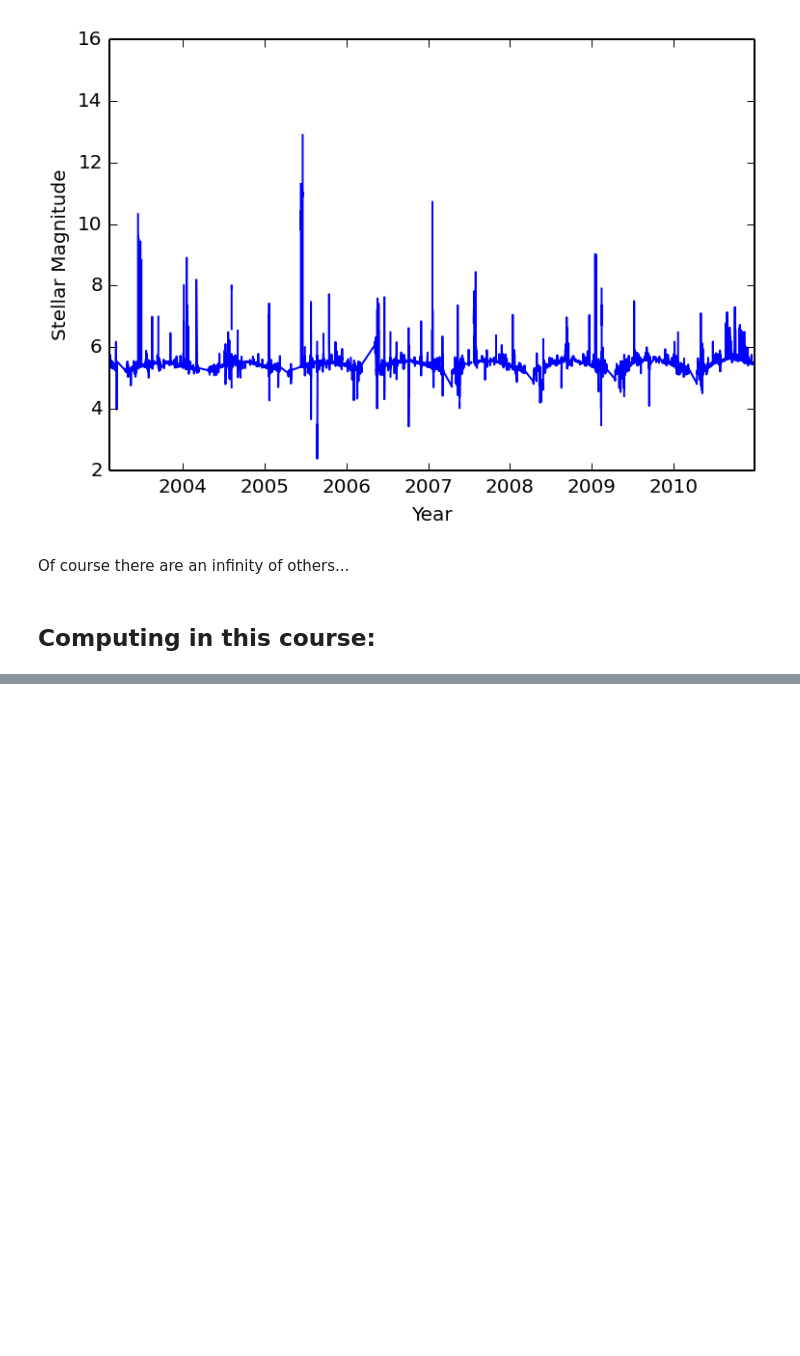
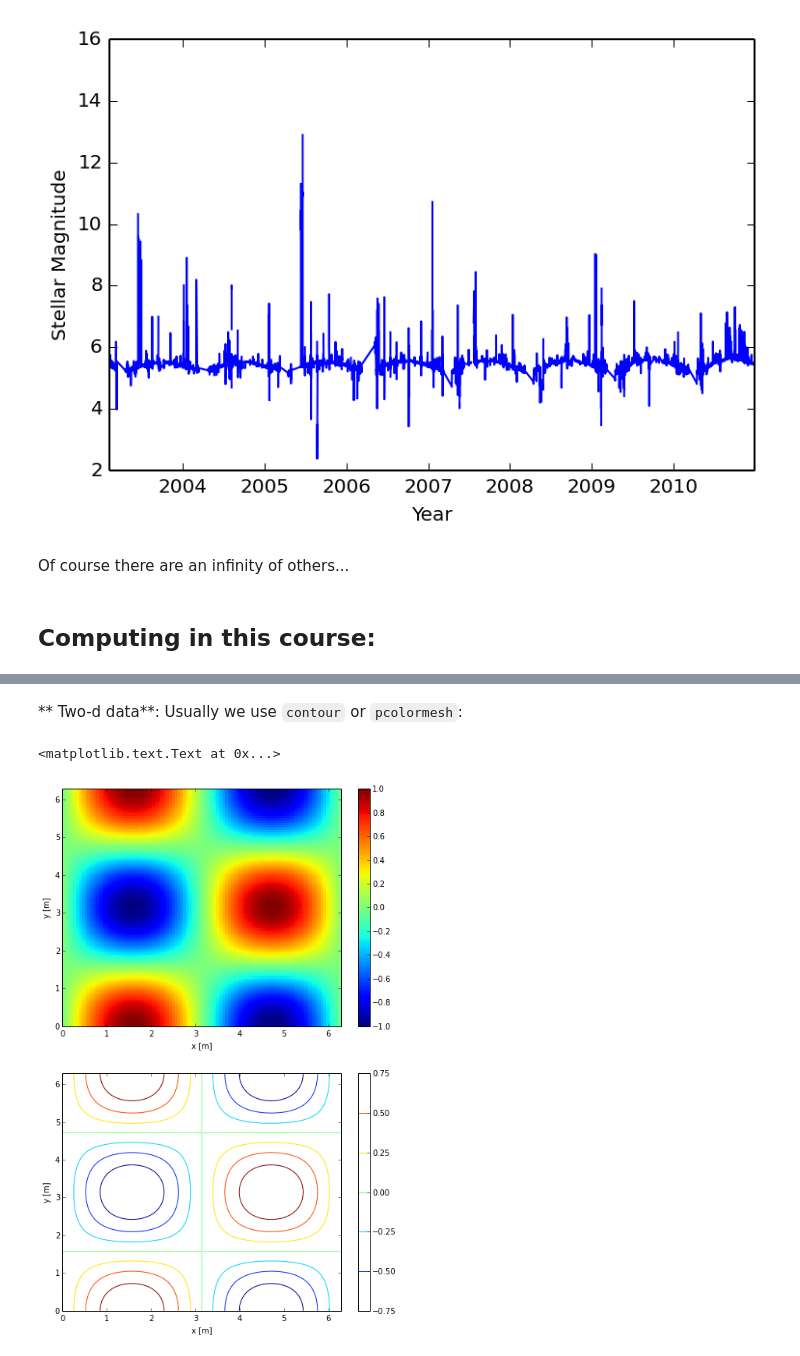
Before and after one commit to jklymak/Phy411, a Jupyter notebook: lectures/Lecture-00-Intro-Python.ipynb, the cells around one changed output, grey strips where cells are left out. Drawn from its saved outputs; the diff is of its cells as text; code cells hidden in the pictures; blank space fills up the shorter version.

```diff
--- a/lectures/Lecture-00-Intro-Python.ipynb
+++ b/lectures/Lecture-00-Intro-Python.ipynb
@@ -172,0 +742,26 @@ css_styling()
+# %% [markdown]
+** Two-d data**: Usually we use `contour` or `pcolormesh`:
+# %%
+x = np.linspace(0.,2.*np.pi,100.)
+y = np.linspace(0.,2.*np.pi,100.)
+z = np.outer(np.cos(x),np.sin(y))
+
+fig=plt.figure(figsize=(8,12))
+ax=fig.add_subplot(2,1,1)
+
+pcm=ax.pcolormesh(x,y,z)
+fig.colorbar(pcm)
+
+ax.set_xlabel('x [m]')
+ax.set_ylabel('y [m]')
+ax.autoscale(tight=True)
+
+ax=fig.add_subplot(2,1,2)
+
+cnt=ax.contour(x,y,z)
+fig.colorbar(cnt)
+ax.set_xlabel('x [m]')
+ax.set_ylabel('y [m]')
+# %% [output]
+<matplotlib.text.Text at 0x...>
+[figure, added]
```
Also changed, not shown: parts of 112 cells of this notebook, 6 other files.
